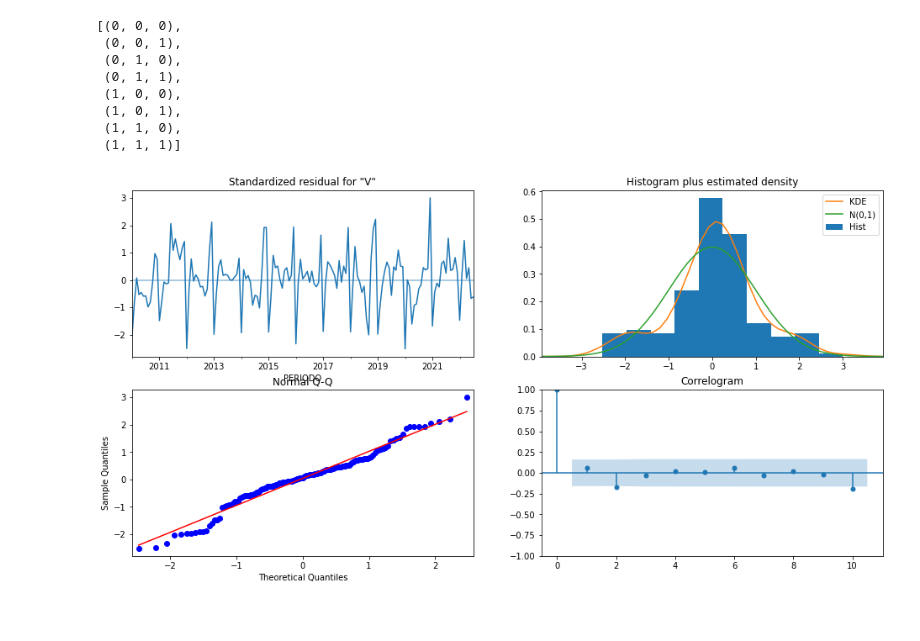
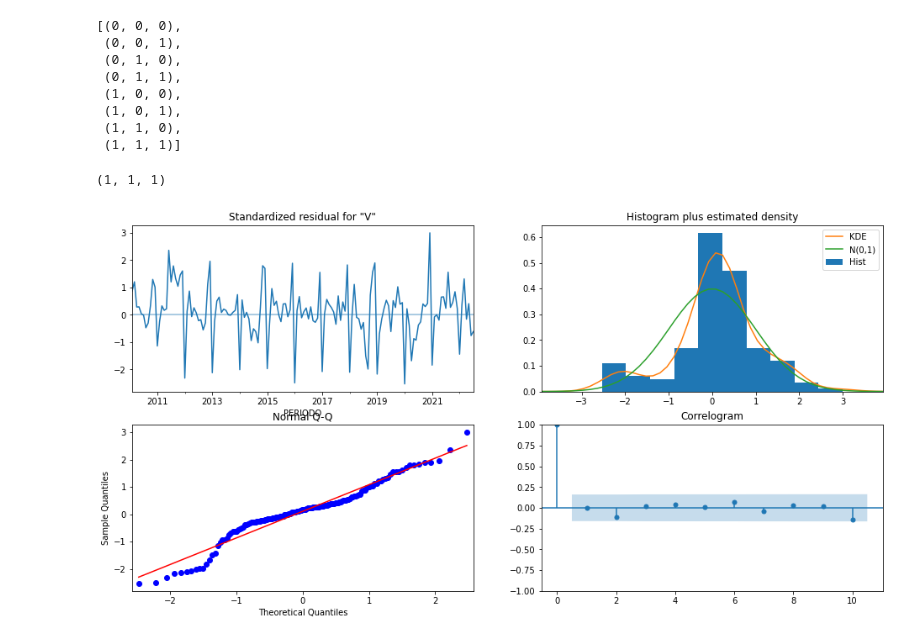
Before and after one commit to ThaisBee/CEAPS, a Jupyter notebook: CEAPS.ipynb, the cells around one changed output. Drawn from its saved outputs; the diff is of its cells as text; code cells hidden in the pictures.

```diff
--- a/CEAPS.ipynb
+++ b/CEAPS.ipynb
@@ -765,15 +766,27 @@ pdq
  (1, 0, 1),
  (1, 1, 0),
  (1, 1, 1)]
+# %%
+from statsmodels.tsa.arima.model import ARIMA
+aic_lista = []
+param_lista=[]
+for param in pdq:
+    mod = ARIMA(y,order=param)
+    results = mod.fit()
+    aic_lista.append(results.aic)
+    param_lista.append(param)
+
+param_lista[aic_lista.index(min(aic_lista))]
+# %% [output]
+(1, 1, 1)
 # %%
-from statsmodels.tsa.arima.model import ARIMA
 
-mod = ARIMA(y,order=(1,0,1))#,freq='D')
+mod = ARIMA(y,order=(1,1,1))#,freq='D')
 results = mod.fit()
 results.plot_diagnostics(figsize=(16,8))
 plt.show()
 # %% [output]
-[figure, old version]
+[figure, new version]
 # %%
 pred=results.get_prediction(start=pd.to_datetime('2019-01-19'),dynamic=False)
 #intervalo de confiança
```
Also changed, not shown: parts of 3 cells of this notebook.
